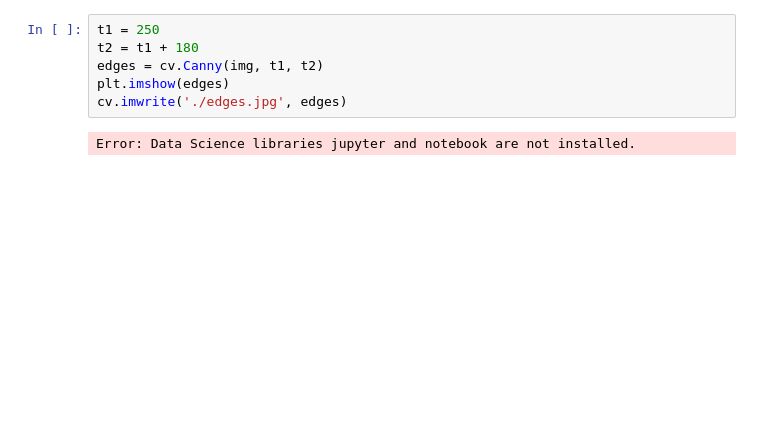
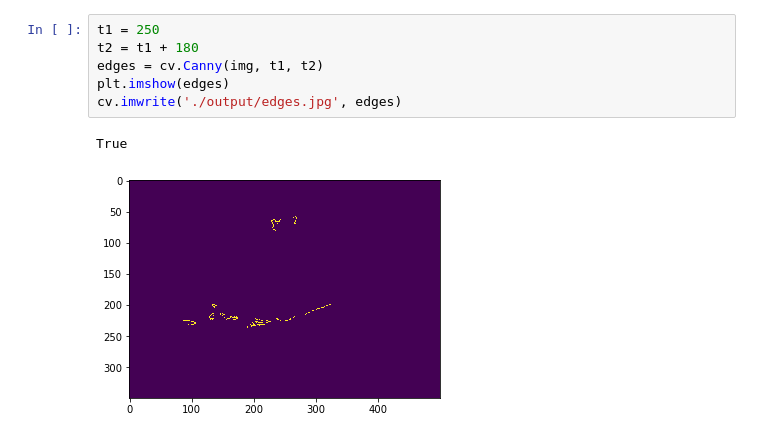
Before and after one commit to tibitTW/collage-senior-project, a Jupyter notebook: CV/20200207.ipynb, the cells around one changed output. Saved outputs shown, nothing was run; the diff lists cells and outputs as text; blank space fills up the shorter version.

```diff
--- a/CV/20200207.ipynb
+++ b/CV/20200207.ipynb
@@ -14,11 +12,12 @@ Error: Data Science libraries jupyter and notebook are not installed.
 # %%
 t1 = 250
 t2 = t1 + 180
 edges = cv.Canny(img, t1, t2)
 plt.imshow(edges)
-cv.imwrite('./edges.jpg', edges)
+cv.imwrite('./output/edges.jpg', edges)
 # %% [output]
-Error: Data Science libraries jupyter and notebook are not installed.
+True
+[figure, added]
 # %%
 laplacian = cv.Laplacian(img, cv.CV_16S)
 plt.imshow(laplacian)
```
Also changed, not shown: parts of 11 cells of this notebook, 7 other files.
